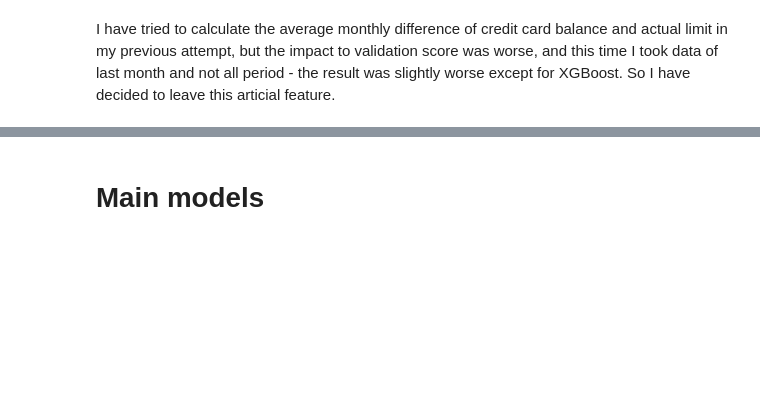
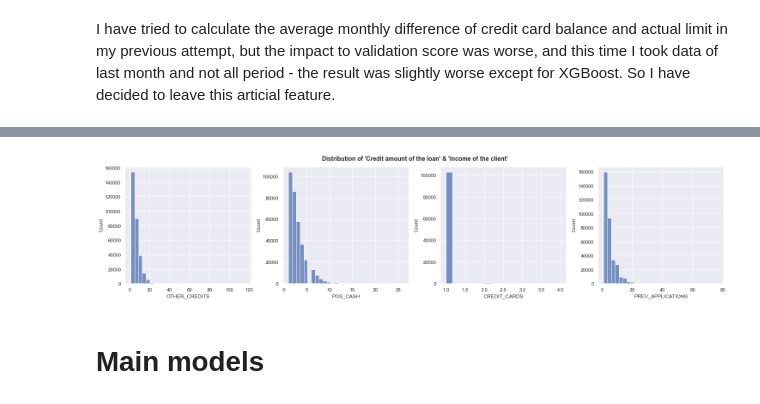
Before and after one commit to Gedas-LT/kaggle-home-credit, a Jupyter notebook: notebook.ipynb, the cells around one changed output, grey strips where cells are left out. Cells and saved outputs as stored; diff of their text form; code cells hidden in the pictures; blank space fills up the shorter version.

```diff
--- a/notebook.ipynb
+++ b/notebook.ipynb
@@ -660,3 +639,13 @@ previous_application[previous_application["CODE_REJECT_REASON"] == "LIMIT"]
+# %%
+fig, axes = plt.subplots(ncols=4, figsize=(25,5))
+sns.histplot(ax=axes[0], data=count_other_credits, x="OTHER_CREDITS", bins=30)
+sns.histplot(ax=axes[1], data=count_pos_cash_balance, x="POS_CASH", bins=30)
+sns.histplot(ax=axes[2], data=count_credit_cards, x="CREDIT_CARDS")
+sns.histplot(ax=axes[3], data=count_previous_application, x="PREV_APPLICATIONS", bins=30)
+fig.suptitle("Distribution of 'Credit amount of the loan' & 'Income of the client'", y=0.95, fontsize=14, fontweight="bold")
+plt.subplots_adjust(wspace=0.25);
+# %% [output]
+[figure, added]
 # %% [markdown]
 # Main models
 # %%
```
Also changed, not shown: parts of 19 cells of this notebook.
